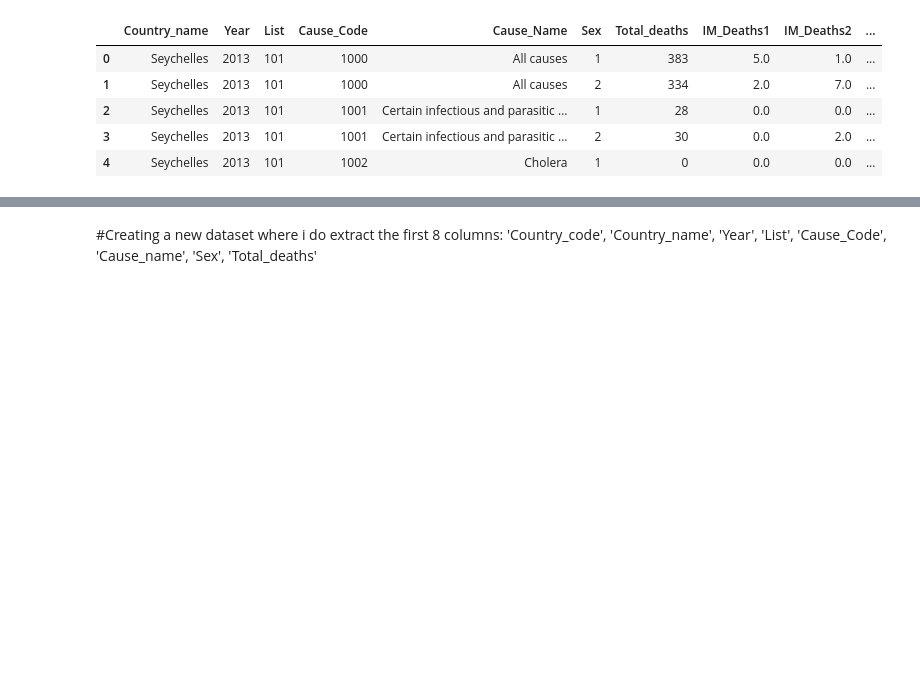
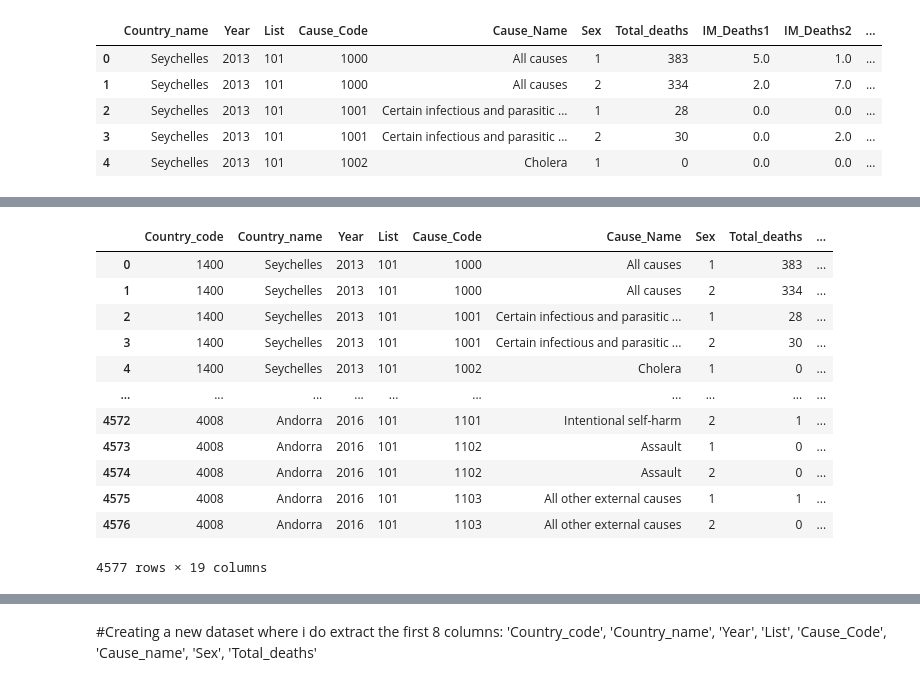
Before and after one commit to feLLpe04/Project3, a Jupyter notebook: cleaneddata/Research_Questions_1.ipynb, the cells around one changed output, grey strips where cells are left out. Saved outputs shown, nothing was run; the diff lists cells and outputs as text; code cells hidden in the pictures; blank space fills up the shorter version.

```diff
--- a/cleaneddata/Research_Questions_1.ipynb
+++ b/cleaneddata/Research_Questions_1.ipynb
@@ -1091,2 +1111,20 @@ part4_df.head()
+# %%
+#Clean Part4_df
+cleanpart4_df = part4_df.dropna()
+cleanpart4_df
+# %% [output]
+|  | Country_code | Country_name | Year | List | Cause_Code | Cause_Name | Sex | Total_deaths | ... |
+| 0 | 1400 | Seychelles | 2013 | 101 | 1000 | All causes | 1 | 383 | ... |
+| 1 | 1400 | Seychelles | 2013 | 101 | 1000 | All causes | 2 | 334 | ... |
+| 2 | 1400 | Seychelles | 2013 | 101 | 1001 | Certain infectious and parasitic ... | 1 | 28 | ... |
+| 3 | 1400 | Seychelles | 2013 | 101 | 1001 | Certain infectious and parasitic ... | 2 | 30 | ... |
+| 4 | 1400 | Seychelles | 2013 | 101 | 1002 | Cholera | 1 | 0 | ... |
+| ... | ... | ... | ... | ... | ... | ... | ... | ... | ... |
+| 4572 | 4008 | Andorra | 2016 | 101 | 1101 | Intentional self-harm | 2 | 1 | ... |
+| 4573 | 4008 | Andorra | 2016 | 101 | 1102 | Assault | 1 | 0 | ... |
+| 4574 | 4008 | Andorra | 2016 | 101 | 1102 | Assault | 2 | 0 | ... |
+| 4575 | 4008 | Andorra | 2016 | 101 | 1103 | All other external causes | 1 | 1 | ... |
+| 4576 | 4008 | Andorra | 2016 | 101 | 1103 | All other external causes | 2 | 0 | ... |
+4577 rows × 19 columns
 # %%
 #Printing part5_df to check the columns
```
Also changed, not shown: parts of 16 cells of this notebook, 6 other files.
